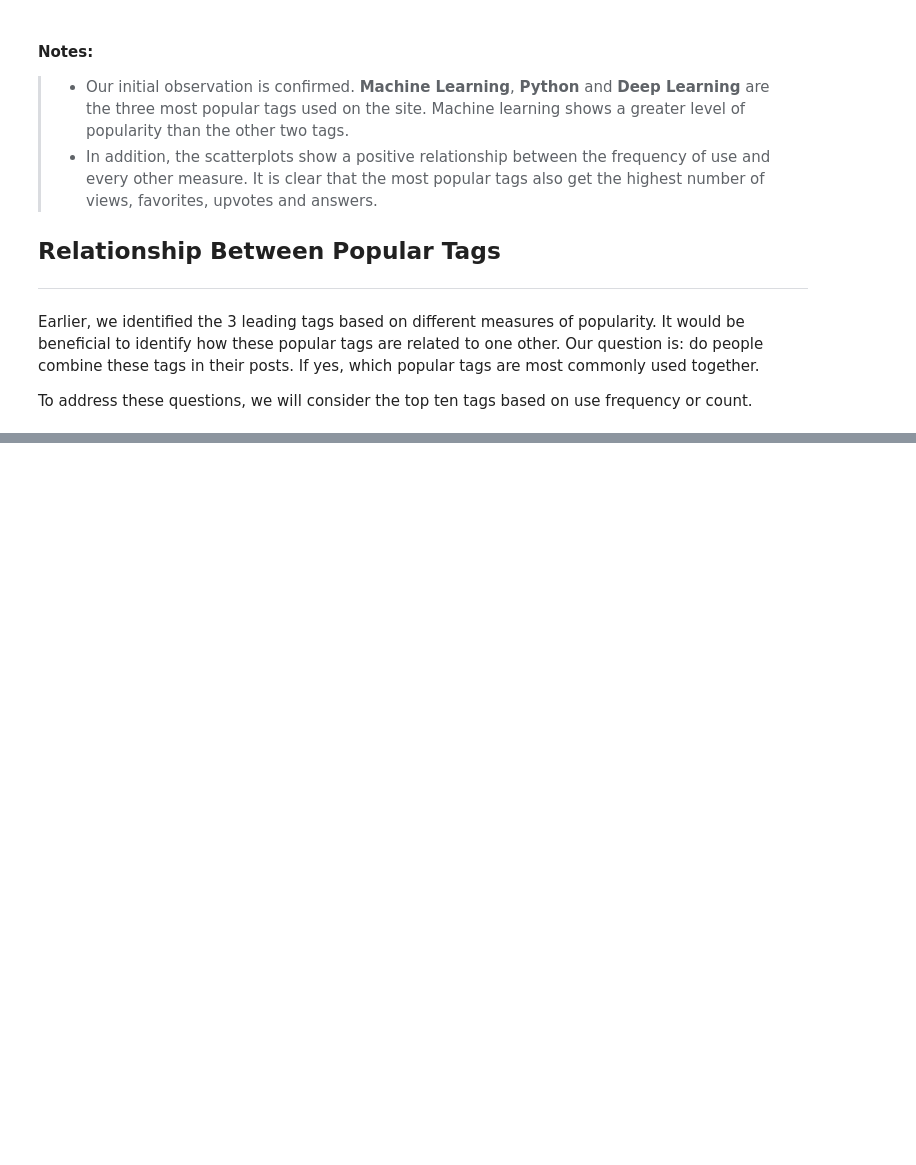
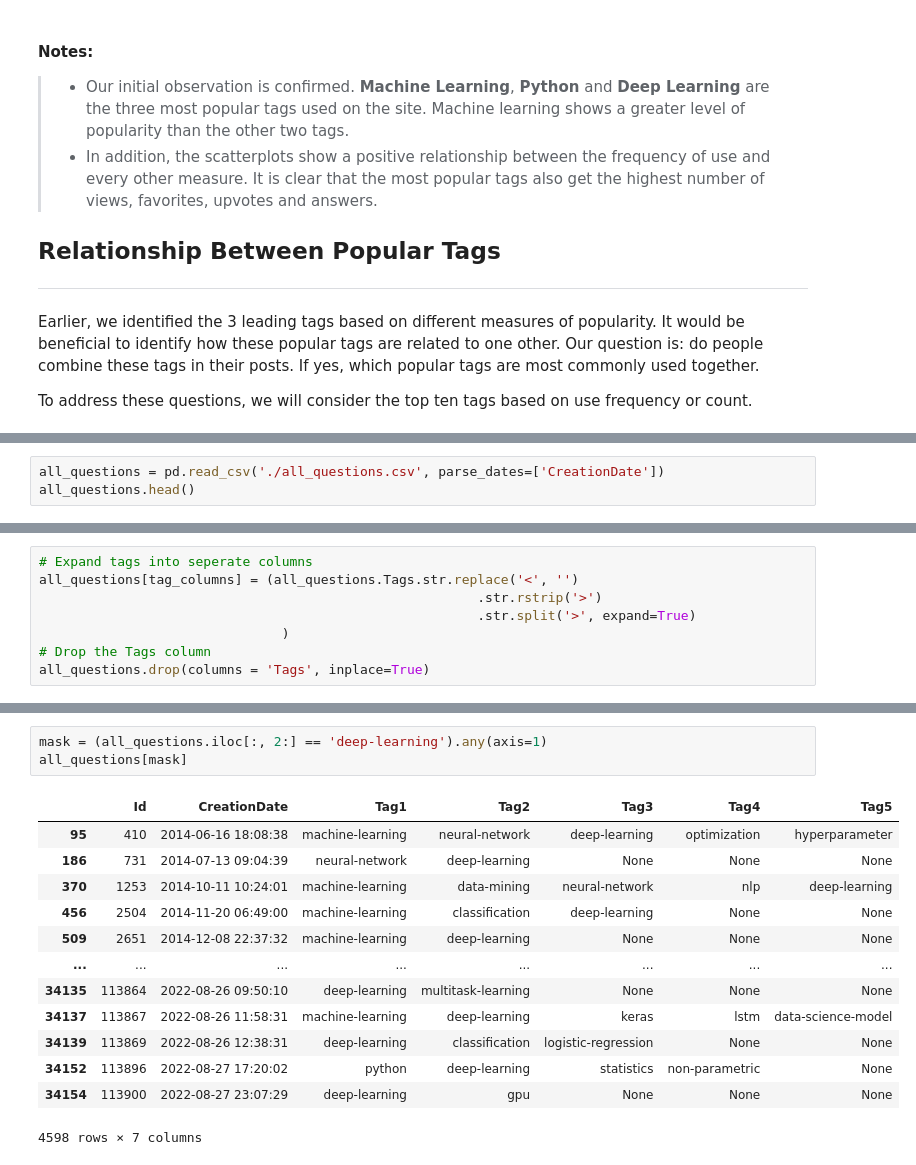
Before and after one commit to Lippins/Popular_DS_questions, a Jupyter notebook: notebook.ipynb, the cells around one changed output, grey strips where cells are left out. Saved outputs shown, nothing was run; the diff lists cells and outputs as text; blank space fills up the shorter version.

```diff
--- a/notebook.ipynb
+++ b/notebook.ipynb
@@ -417,0 +432,3 @@ In otherwords, we can say that the most popular topic on DSSE from year 2021 til
+# %%
+all_questions = pd.read_csv('./all_questions.csv', parse_dates=['CreationDate'])
+all_questions.head()
@@ -417,0 +442,8 @@ In otherwords, we can say that the most popular topic on DSSE from year 2021 til
+# %%
+# Expand tags into seperate columns
+all_questions[tag_columns] = (all_questions.Tags.str.replace('<', '')
+                                                        .str.rstrip('>')
+                                                        .str.split('>', expand=True)
+                               )
+# Drop the Tags column
+all_questions.drop(columns = 'Tags', inplace=True)
@@ -417,0 +479,17 @@ In otherwords, we can say that the most popular topic on DSSE from year 2021 til
+# %%
+mask = (all_questions.iloc[:, 2:] == 'deep-learning').any(axis=1)
+all_questions[mask]
+# %% [output]
+|  | Id | CreationDate | Tag1 | Tag2 | Tag3 | Tag4 | Tag5 |
+| 95 | 410 | 2014-06-16 18:08:38 | machine-learning | neural-network | deep-learning | optimization | hyperparameter |
+| 186 | 731 | 2014-07-13 09:04:39 | neural-network | deep-learning | None | None | None |
+| 370 | 1253 | 2014-10-11 10:24:01 | machine-learning | data-mining | neural-network | nlp | deep-learning |
+| 456 | 2504 | 2014-11-20 06:49:00 | machine-learning | classification | deep-learning | None | None |
+| 509 | 2651 | 2014-12-08 22:37:32 | machine-learning | deep-learning | None | None | None |
+| ... | ... | ... | ... | ... | ... | ... | ... |
+| 34135 | 113864 | 2022-08-26 09:50:10 | deep-learning | multitask-learning | None | None | None |
+| 34137 | 113867 | 2022-08-26 11:58:31 | machine-learning | deep-learning | keras | lstm | data-science-model |
+| 34139 | 113869 | 2022-08-26 12:38:31 | deep-learning | classification | logistic-regression | None | None |
+| 34152 | 113896 | 2022-08-27 17:20:02 | python | deep-learning | statistics | non-parametric | None |
+| 34154 | 113900 | 2022-08-27 23:07:29 | deep-learning | gpu | None | None | None |
+4598 rows × 7 columns
```
Also changed, not shown: parts of 24 cells of this notebook.
